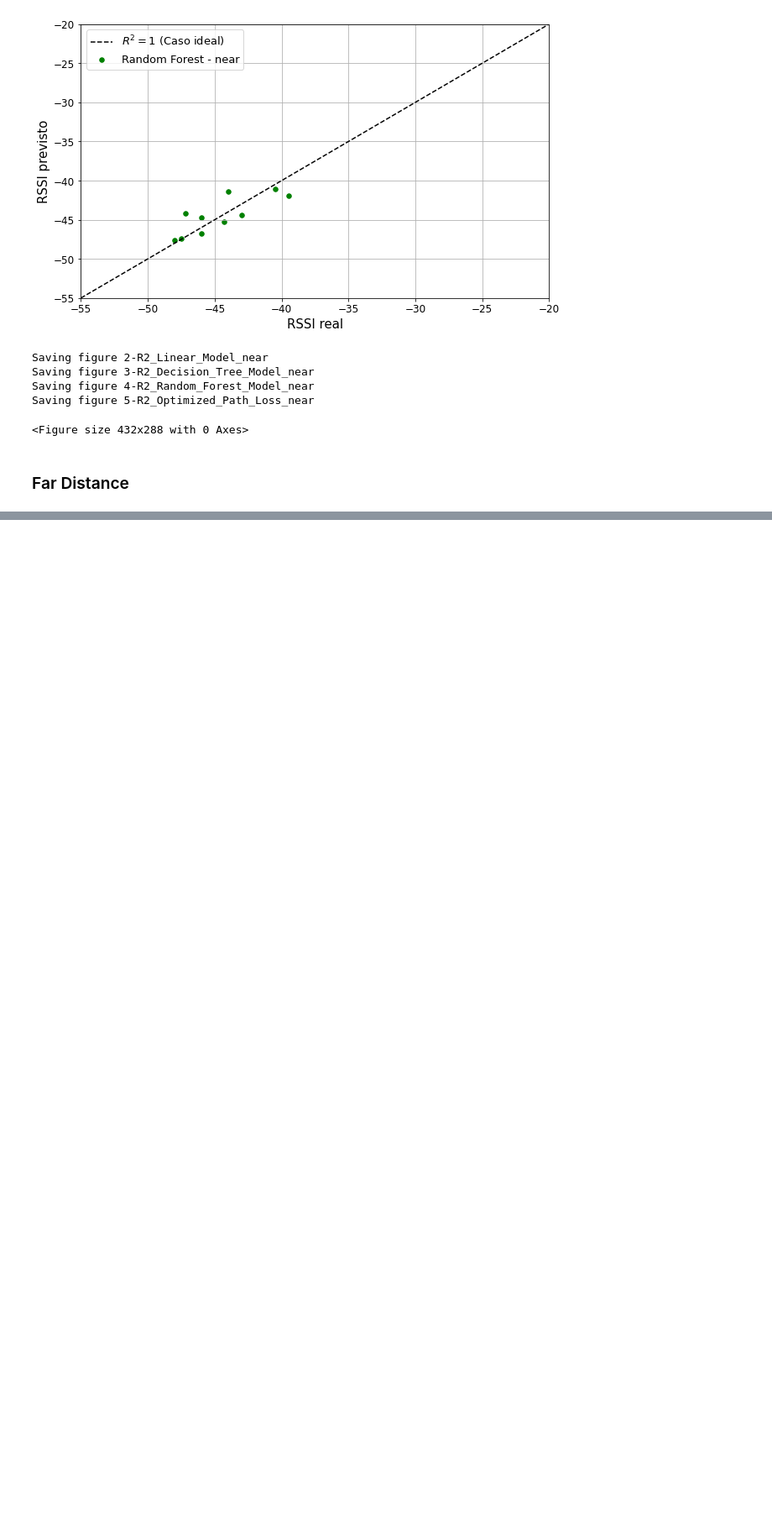
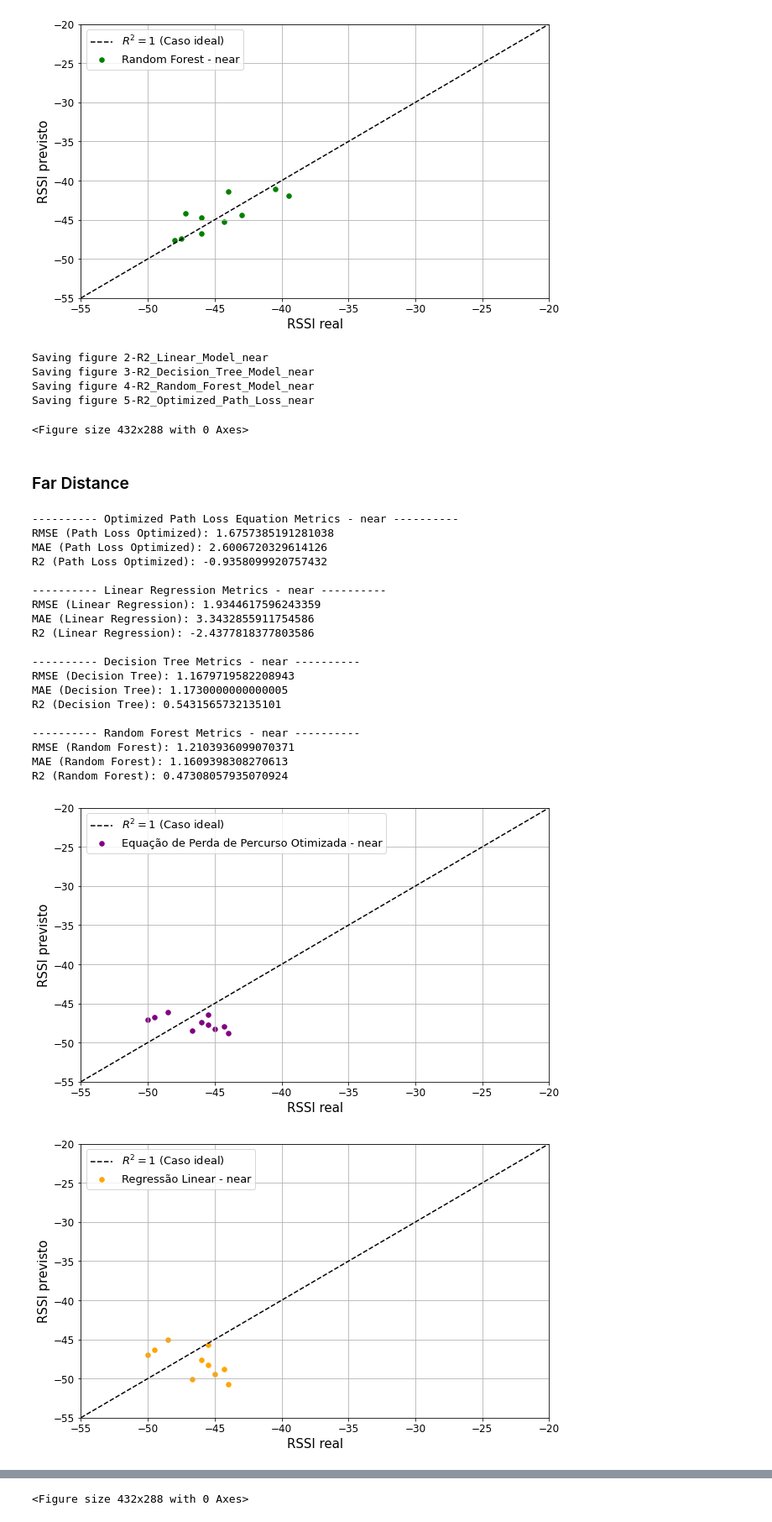
Before and after one commit to albert-santos/path_loss_prediction, a Jupyter notebook: 2-4 GHz Analysis/Compares_models_and_path_loss_equation.ipynb, the cells around one changed output, grey strips where cells are left out. Shown: that part at 84% size. Saved outputs shown, nothing was run; the diff lists cells and outputs as text; code cells hidden in the pictures; blank space fills up the shorter version.

Commit message:
Analysis in the far distance with 2.4GHz

```diff
--- a/2-4 GHz Analysis/Compares_models_and_path_loss_equation.ipynb
+++ b/2-4 GHz Analysis/Compares_models_and_path_loss_equation.ipynb
@@ -335,3 +335,31 @@ Saving figure 5-R2_Optimized_Path_Loss_near
 # Creates the feature and labels for the far distance datas
 X_far = far_data.drop(['RSSI'],axis=1)
 y_far = far_data['RSSI']
+# %%
+# Distance type
+distance = "far"
+# Frequency
+frequency = 2412
+df_metrics_near_distance = evaluate_models(frequency, X_far, y_far, lin_reg, tree_reg_best, forest_reg_best, 'near', calculate_rssi_with_optimized_path_loss_function, plot_r2, save_metrics, save_fig)
+# %% [output]
+---------- Optimized Path Loss Equation Metrics - near ----------
+RMSE (Path Loss Optimized): 1.6757385191281038
+MAE (Path Loss Optimized): 2.6006720329614126
+R2 (Path Loss Optimized): -0.9358099920757432
+
+---------- Linear Regression Metrics - near ----------
+RMSE (Linear Regression): 1.9344617596243359
+MAE (Linear Regression): 3.3432855911754586
+R2 (Linear Regression): -2.4377818377803586
+
+---------- Decision Tree Metrics - near ----------
+RMSE (Decision Tree): 1.1679719582208943
+MAE (Decision Tree): 1.1730000000000005
+R2 (Decision Tree): 0.5431565732135101
+
+---------- Random Forest Metrics - near ----------
+RMSE (Random Forest): 1.2103936099070371
+MAE (Random Forest): 1.1609398308270613
+R2 (Random Forest): 0.47308057935070924
+[figure, added]
+[figure, added]
@@ -337,0 +372 @@ y_far = far_data['RSSI']
+<Figure size 432x288 with 0 Axes>
```
Also changed, not shown: parts of 1 cell of this notebook, 5 other files.
